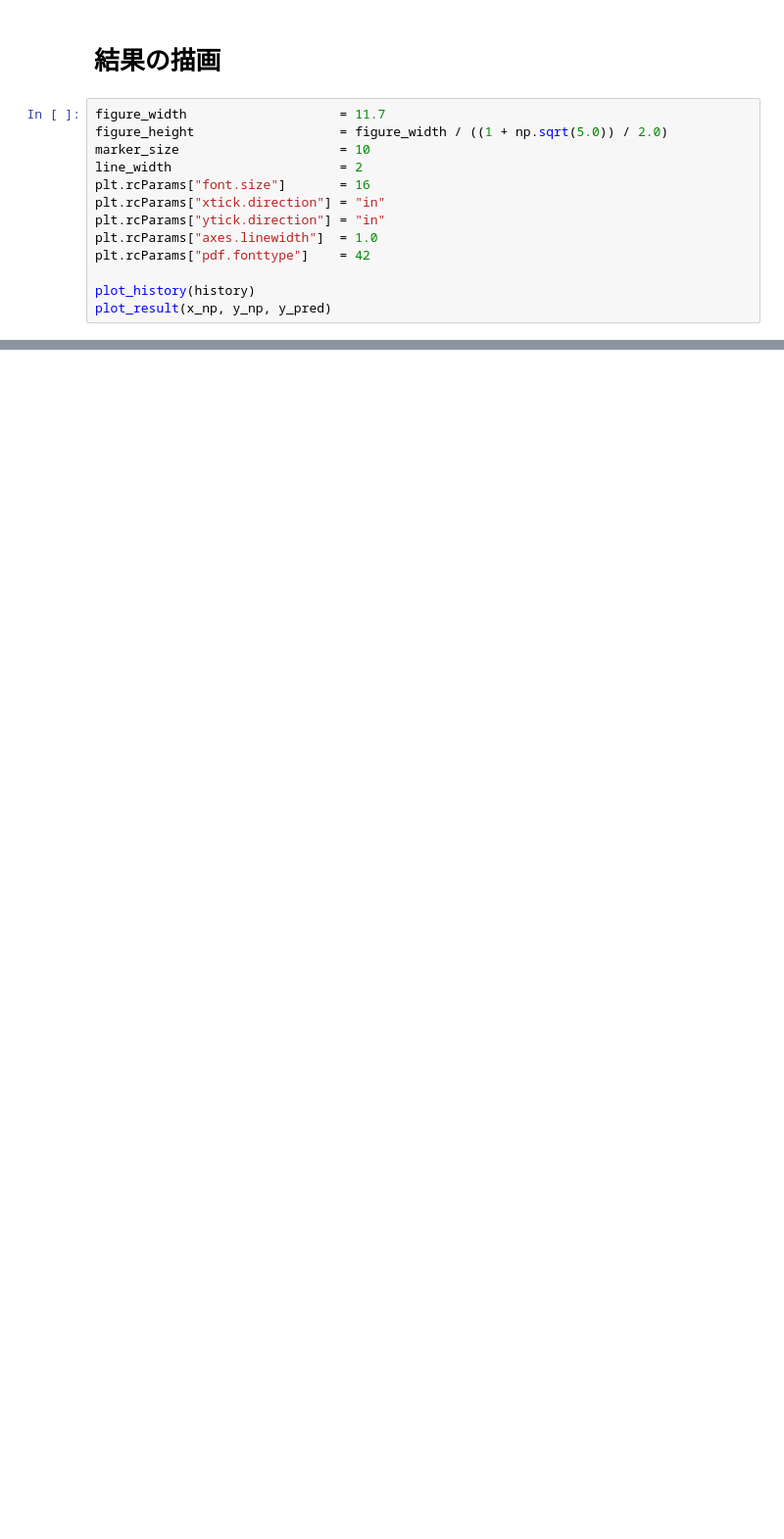
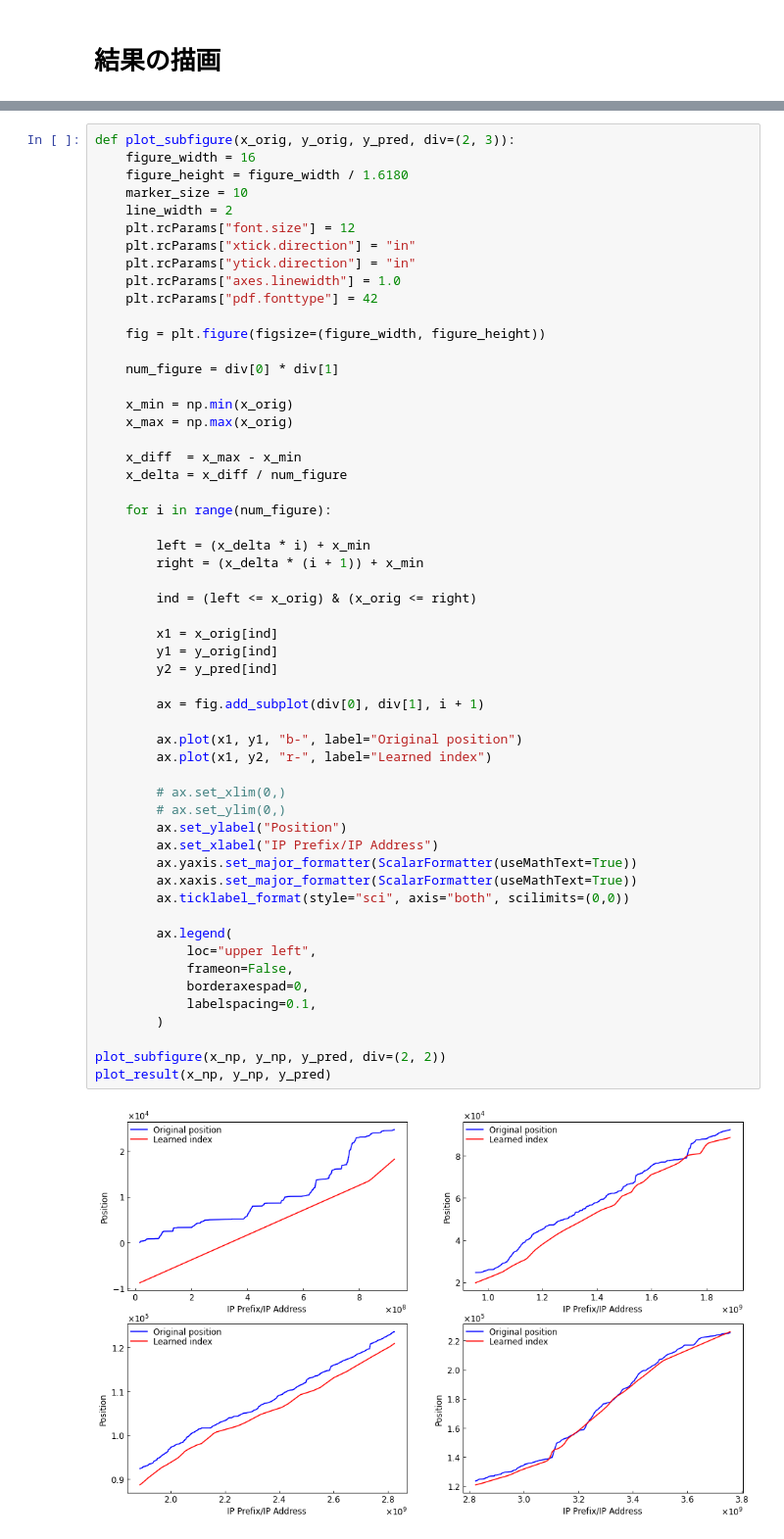
Before and after one commit to yuki-koizumi/seeds-2021, a Jupyter notebook: SEEDS_2021.ipynb, the cells around one changed output, grey strips where cells are left out. Shown at 98% size. Cells and saved outputs as stored; diff of their text form; blank space fills up the shorter version.

Commit message:
Add subfigure plotting functions

```diff
--- a/SEEDS_2021.ipynb
+++ b/SEEDS_2021.ipynb
@@ -179,15 +197,2 @@ y_pred = denormalize(ymean, ystd, index.predict(norm_x))
 # %% [markdown]
 # 結果の描画
-# %%
-figure_width                    = 11.7
-figure_height                   = figure_width / ((1 + np.sqrt(5.0)) / 2.0)
-marker_size                     = 10
-line_width                      = 2
-plt.rcParams["font.size"]       = 16
-plt.rcParams["xtick.direction"] = "in"
-plt.rcParams["ytick.direction"] = "in"
-plt.rcParams["axes.linewidth"]  = 1.0
-plt.rcParams["pdf.fonttype"]    = 42
-
-plot_history(history)
-plot_result(x_np, y_np, y_pred)
@@ -196,0 +205,57 @@ plot_result(x_np, y_np, y_pred)
+# %%
+def plot_subfigure(x_orig, y_orig, y_pred, div=(2, 3)):
+    figure_width = 16
+    figure_height = figure_width / 1.6180
+    marker_size = 10
+    line_width = 2
+    plt.rcParams["font.size"] = 12
+    plt.rcParams["xtick.direction"] = "in"
+    plt.rcParams["ytick.direction"] = "in"
+    plt.rcParams["axes.linewidth"] = 1.0
+    plt.rcParams["pdf.fonttype"] = 42
+
+    fig = plt.figure(figsize=(figure_width, figure_height))
+
+    num_figure = div[0] * div[1]
+
+    x_min = np.min(x_orig)
+    x_max = np.max(x_orig)
+
+    x_diff  = x_max - x_min
+    x_delta = x_diff / num_figure
+
+    for i in range(num_figure):
+
+        left = (x_delta * i) + x_min
+        right = (x_delta * (i + 1)) + x_min
+
+        ind = (left <= x_orig) & (x_orig <= right)
+
+        x1 = x_orig[ind]
+        y1 = y_orig[ind]
+        y2 = y_pred[ind]
+
+        ax = fig.add_subplot(div[0], div[1], i + 1)
+
+        ax.plot(x1, y1, "b-", label="Original position")
+        ax.plot(x1, y2, "r-", label="Learned index")
+
+        # ax.set_xlim(0,)
+        # ax.set_ylim(0,)
+        ax.set_ylabel("Position")
+        ax.set_xlabel("IP Prefix/IP Address")
+        ax.yaxis.set_major_formatter(ScalarFormatter(useMathText=True))
+        ax.xaxis.set_major_formatter(ScalarFormatter(useMathText=True))
+        ax.ticklabel_format(style="sci", axis="both", scilimits=(0,0))
+
+        ax.legend(
+            loc="upper left",
+            frameon=False,
+            borderaxespad=0,
+            labelspacing=0.1,
+        )
+
+plot_subfigure(x_np, y_np, y_pred, div=(2, 2))
+plot_result(x_np, y_np, y_pred)
+# %% [output]
+[figure, added]
```
Also changed, not shown: parts of 13 cells of this notebook.
